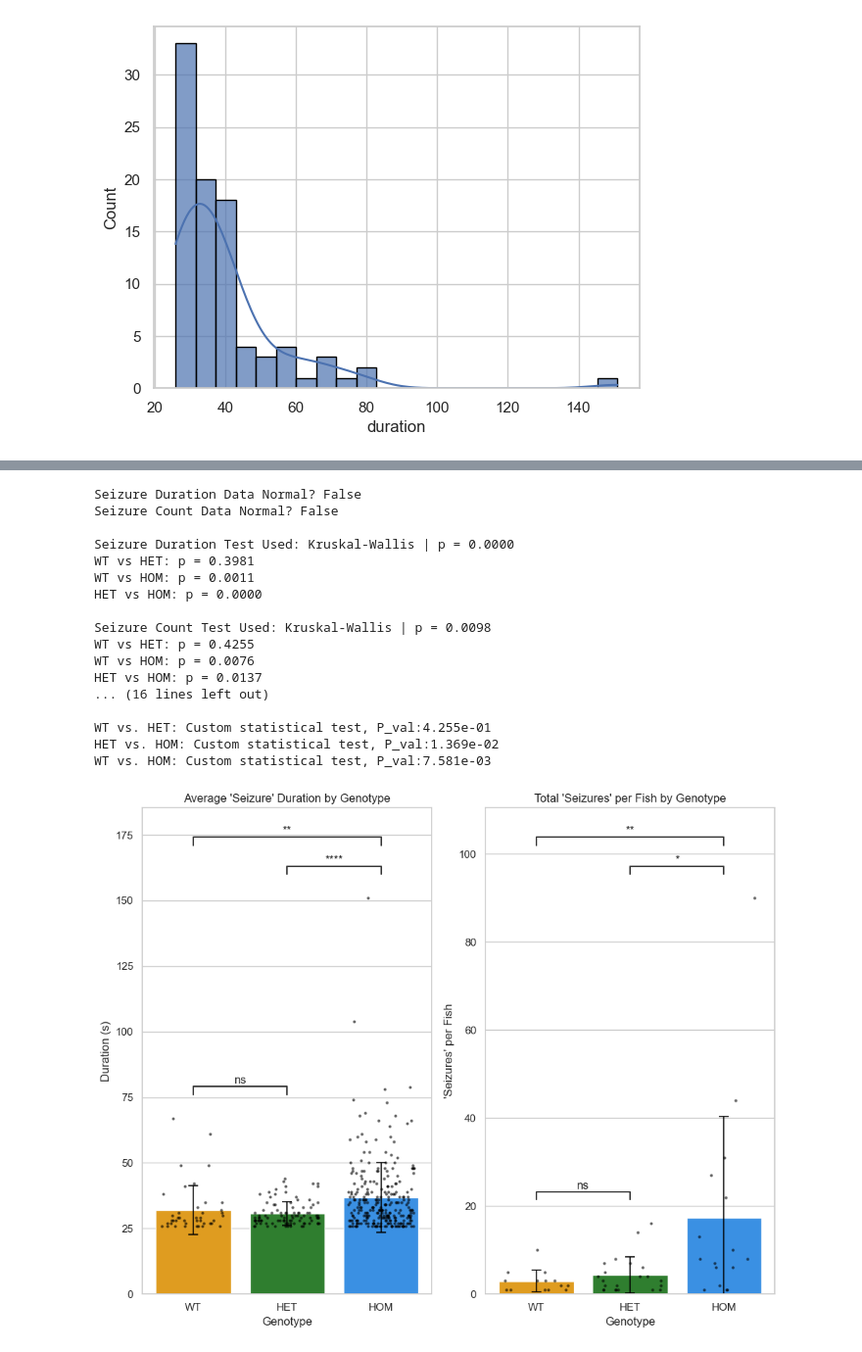
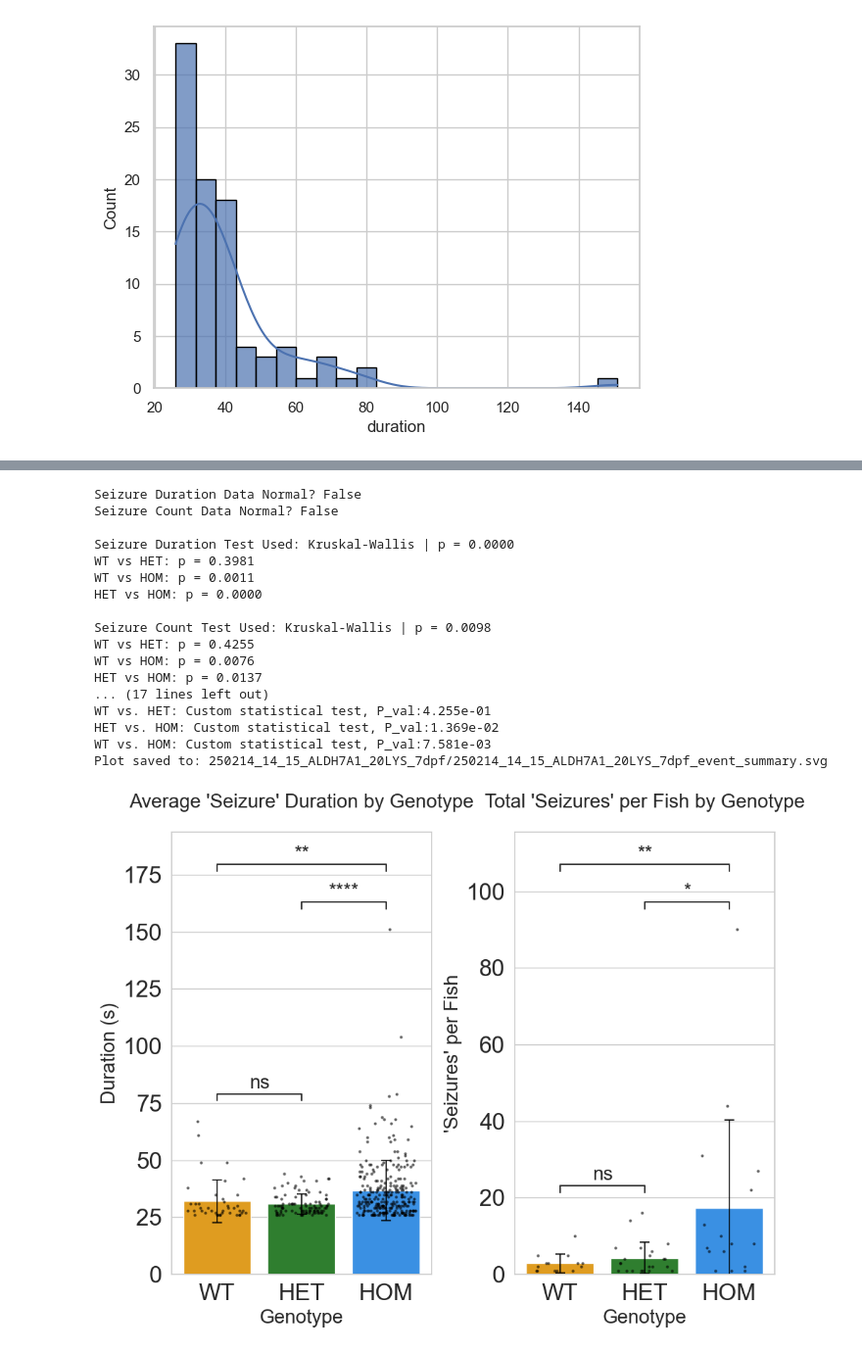
Before and after one commit to jadeyslau/B6_Epilepsies, a Jupyter notebook: Sandbox_EventDetection.ipynb, the cells around one changed output, grey strips where cells are left out. Shown at 98% size. Cells and saved outputs as stored; diff of their text form; code cells hidden in the pictures.

```diff
--- a/Sandbox_EventDetection.ipynb
+++ b/Sandbox_EventDetection.ipynb
@@ -29,6 +29,7 @@ ald_lys_obj_raw = b6.RawData(date, box1, box2, exp, export) #.prepped_data attri
 
 # ald_lys_obj_mid  = b6.MiddurData(date, box1, box2, exp, export, omit=omit) #.prepped_data attribute to access df
 df_raw = ald_lys_obj_raw.df
+all_seizure_df = ald_lys_obj_raw.generate_all_seizure_df()
 # %% [output]
 Initialising RawData...
 Start of experiment: 2025-02-14 10:07:08
@@ -465,27 +241,6 @@ genotype_stats_seizure_count = seizure_counts_per_fish.groupby(['genotype'], obs
 genotype_stats = genotype_stats.sort_values(by=['genotype'])
 genotype_stats_seizure_count = genotype_stats_seizure_count.sort_values(by=['genotype'])
 
-# # **Step 5: Normality Tests**
-# normality_results = {}
-
-# for measure, data_source in [("duration", all_seizure_df), ("seizure_count", seizure_counts_per_fish)]:
-#     normality_results[measure] = {}
-
-#     for genotype in genotype_order:
-#         data = data_source.loc[data_source['genotype'] == genotype, measure]
-
-#         if len(data) > 3:  # Normality tests require at least 3 values
-#             shapiro_p = shapiro(data).pvalue
-#             dagostino_p = normaltest(data).pvalue
-
-#             normality_results[measure][genotype] = {
-#                 "Shapiro-Wilk p": shapiro_p,
-#                 "D’Agostino-Pearson p": dagostino_p
-#             }
-
-
-
-
 
 # **Step 5: Normality Tests**
 normality_results = {}
@@ -510,10 +265,6 @@ for measure, data_source in [("duration", all_seizure_df), ("seizure_count", sei
                 "Shapiro-Wilk p": None,
                 "D’Agostino-Pearson p": None
             }
-
-
-
-
 
 
 # Function to determine normality
@@ -590,15 +341,26 @@ def plot_with_points_and_error(ax, data, stats, y_col, y, std_col, y_label, titl
         fmt='none', ecolor='black', capsize=5, capthick=1.5, alpha=0.8
     )
 
-    ax.set_title(title, fontsize=12)
-    ax.set_xlabel('Genotype', fontsize=12)
-    ax.set_ylabel(y_label, fontsize=12)
+
+
+    ax.set_title(title, fontsize=20, pad=25)
+    ax.set_xlabel('Genotype', fontsize=20)
+    ax.set_ylabel(y_label, fontsize=20)
     ax.set_ylim(0, data[y].max() * 1)
+
+    # plt.rcParams.update({
+    #     'axes.titlesize': 24,     # subplot titles
+    #     'axes.labelsize': 24,     # x/y axis labels
+    #     'xtick.labelsize': 24,    # x-axis tick labels
+    #     'ytick.labelsize': 24,    # y-axis tick labels
+    #     'legend.fontsize': 28,    # legend text
+    #     'figure.titlesize': 36    # overall figure title (if used)
+    # })
 
     # **Statistical annotations**
     pairs = [("WT", "HET"), ("WT", "HOM"), ("HET", "HOM")]
     annotator = Annotator(ax, pairs, data=data, x="genotype", y=y, order=genotype_order)
-    annotator.configure(test=None, text_format="star", loc="inside")
+    annotator.configure(test=None, text_format="star", loc="inside", fontsize=20)
     annotator.set_pvalues_and_annotate([p_values.get(pair, 1) for pair in pairs])
 
 # **Plot 1: Seizure Duration**
@@ -613,33 +375,38 @@ plot_with_points_and_error(
 plot_with_points_and_error(
     axes[1], seizure_counts_per_fish, genotype_stats_seizure_count,
     "seizure_count_mean", "seizure_count", "seizure_count_std",
     "'Seizures' per Fish", "Total 'Seizures' per Fish by Genotype",
     seizure_count_pairwise_tests
 )
 
 
 
 plt.tight_layout()
 # Save figure with transparent background
 # plt.savefig("250214_14_15_ALDH7A1_20LYS_7dpf.png", dpi=300, bbox_inches='tight', transparent=True)
 
+save_path = f"250214_14_15_ALDH7A1_20LYS_7dpf/250214_14_15_ALDH7A1_20LYS_7dpf_event_summary.svg"
+# Save as SVG
+plt.savefig(save_path, format='svg', bbox_inches='tight')
+print(f"Plot saved to: {save_path}")
+
 plt.show()
 # %% [output]
 Seizure Duration Data Normal? False
 Seizure Count Data Normal? False
 
 Seizure Duration Test Used: Kruskal-Wallis | p = 0.0000
 WT vs HET: p = 0.3981
 WT vs HOM: p = 0.0011
 HET vs HOM: p = 0.0000
 
 Seizure Count Test Used: Kruskal-Wallis | p = 0.0098
 WT vs HET: p = 0.4255
 WT vs HOM: p = 0.0076
 HET vs HOM: p = 0.0137
-... (16 lines left out)
-
+... (17 lines left out)
 WT vs. HET: Custom statistical test, P_val:4.255e-01
 HET vs. HOM: Custom statistical test, P_val:1.369e-02
 WT vs. HOM: Custom statistical test, P_val:7.581e-03
+Plot saved to: 250214_14_15_ALDH7A1_20LYS_7dpf/250214_14_15_ALDH7A1_20LYS_7dpf_event_summary.svg
-[figure, old version]
+[figure, new version]
```
Also changed, not shown: parts of 15 cells of this notebook, 20 other files.
